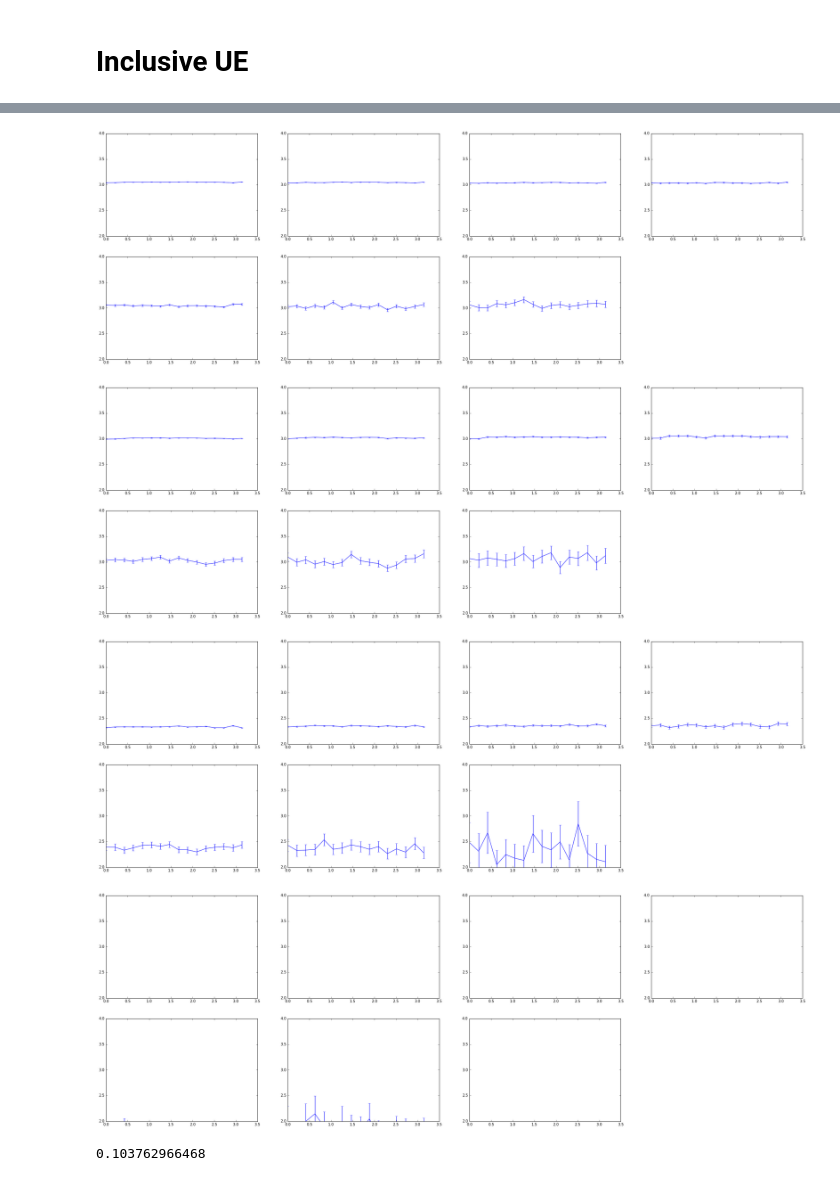
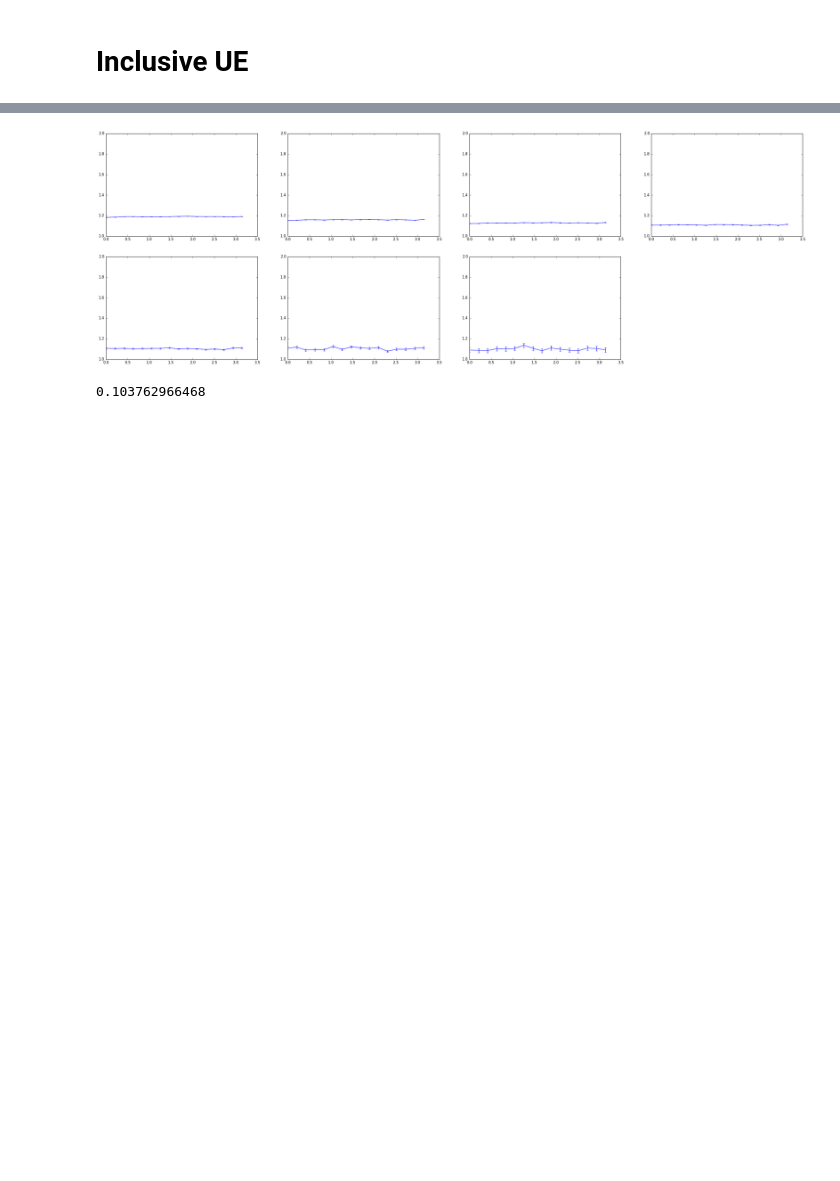
Before and after one commit to ftoralesacosta/GH_Correlations, a Jupyter notebook: Analysis_Notebooks/Projections_Pairs.ipynb, the cells around one changed output, grey strips where cells are left out. Saved outputs shown, nothing was run; the diff lists cells and outputs as text; code cells hidden in the pictures; blank space fills up the shorter version.

```diff
--- a/Analysis_Notebooks/Projections_Pairs.ipynb
+++ b/Analysis_Notebooks/Projections_Pairs.ipynb
@@ -52,8 +51,12 @@ ZYAM Index Range = 3 to 4
 #File1="../InputData/13f_SE_L0_Correlation15_min.root"
 #File2="../InputData/13f_SE_L0_Correlation12_min.root"
 
-File1="../InputData/pT_Rebin_4_Weights/13f_0GeVTracks_Mixed_300_Correlation_Lambda.root"
-File2="../InputData/pT_Rebin_4_Weights/13f_0GeVTracks_Mixed_300_Correlation_Lambda.root"
+#File1="../InputData/pT_Rebin_4_Weights/13f_0GeVTracks_Mixed_300_Correlation_Lambda.root"
+#File2="../InputData/pT_Rebin_4_Weights/13f_0GeVTracks_Mixed_300_Correlation_Lambda.root"
+File1="../InputData/pT_Rebin_1_pDevPlus/13f_0GeVTracks_Mixed_300_Correlation_Lambda.root"
+File2="../InputData/pT_Rebin_1_pDevPlus/13f_0GeVTracks_Mixed_300_Correlation_Lambda.root"
+
+
 
 #File1="../InputData/05zT/13f_SE_L0_Correlation.root"
 #File2 = "../InputData/pT_Rebin_4/13f_SE_L0_Correlation.root"
@@ -70,38 +73,37 @@ for ipt in range (N_pT_Bins):
         Histo1 = file1.Get("Correlation__pT%1.0f_%1.0f__zT%1.0f_zT%1.0f"%(pTbins[ipt],pTbins[ipt+1],zTbins[izt]*100,zTbins[izt+1]*100))
         #print(("Correlation__pT%1.0f_%1.0f__zT%1.0f_%1.0f"%(pTbins[ipt],pTbins[ipt+1],zTbins[izt]*100,zTbins[izt+1]*100)))
         Histo2 = file2.Get("DNN1_Correlation__pT%1.0f_%1.0f__zT%1.0f_zT%1.0f"%(pTbins[ipt],pTbins[ipt+1],zTbins[izt]*100,zTbins[izt+1]*100))
 
 
         HISTO1 = Histo1.ProjectionX("Sig_Phi",0,-1)
         HISTO2 = Histo2.ProjectionX("Bkg_Phi",0,-1)
 
         HISTO1.Divide(HISTO2)
 
         Signal = root_numpy.hist2array(HISTO1)
         Background = root_numpy.hist2array(HISTO2)
 
         N_Bins = HISTO1.GetSize() - 2 #Ignero under/overflow
         S_Error = np.zeros(N_Bins)
         B_Error = np.zeros(N_Bins)
         for i in range(1,N_Bins+1):
             S_Error[i-1] = HISTO1.GetBinError(i)
             B_Error[i-1] = HISTO2.GetBinError(i)
 
         Corr_Axis = np.linspace(0,3.14159,N_Bins)
 
         #print(HISTO1)
 
 
         plt.errorbar(Corr_Axis,Signal,yerr = S_Error,label="Signal Clusters ($\lambda^{2}_{0}$ < 0.4)")
-        plt.ylim(2,4)
+        #plt.errorbar(Corr_Axis,Background,yerr = B_Error,label="Signal Clusters ($\lambda^{2}_{0}$ < 0.4)")
+
+        plt.ylim(1,2)
 #plt.title(r"Isolated Cluster $p_{\mathrm{T}}$ Distribution  $\lambda$")
 #plt.ylim(0.5,0.58)
 #plt.ylim(1.9,2.0)
 # %% [output]
-[figure, old version]
+[figure, new version]
-[figure, removed]
-[figure, removed]
-[figure, removed]
 # %%
 pGeV_Edges = np.asarray([12,14,16,18,20,25,30,40])
 pGeV_Edges_2 = np.linspace(12,40,20)
```
Also changed, not shown: parts of 2 cells of this notebook, 50 other files.
